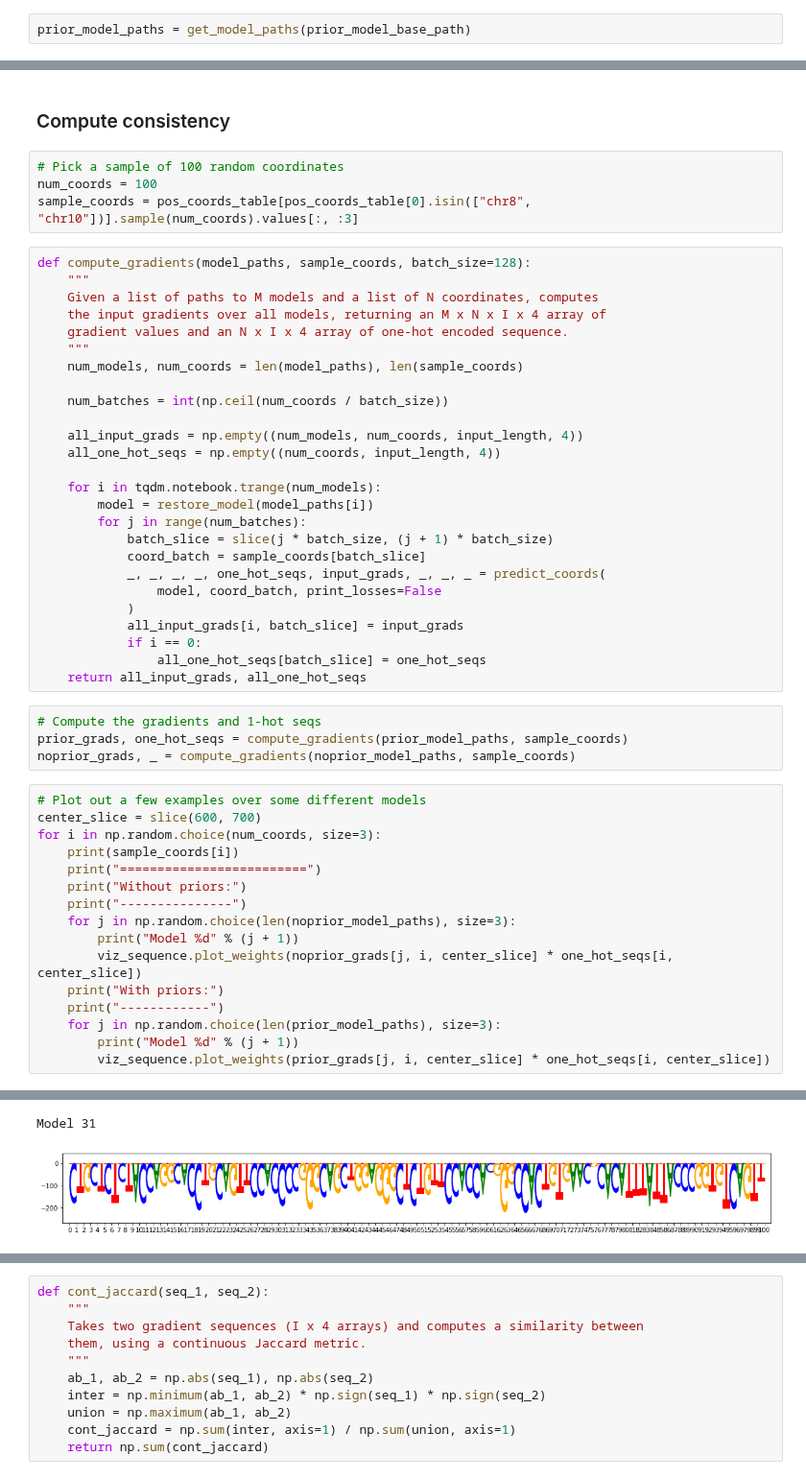
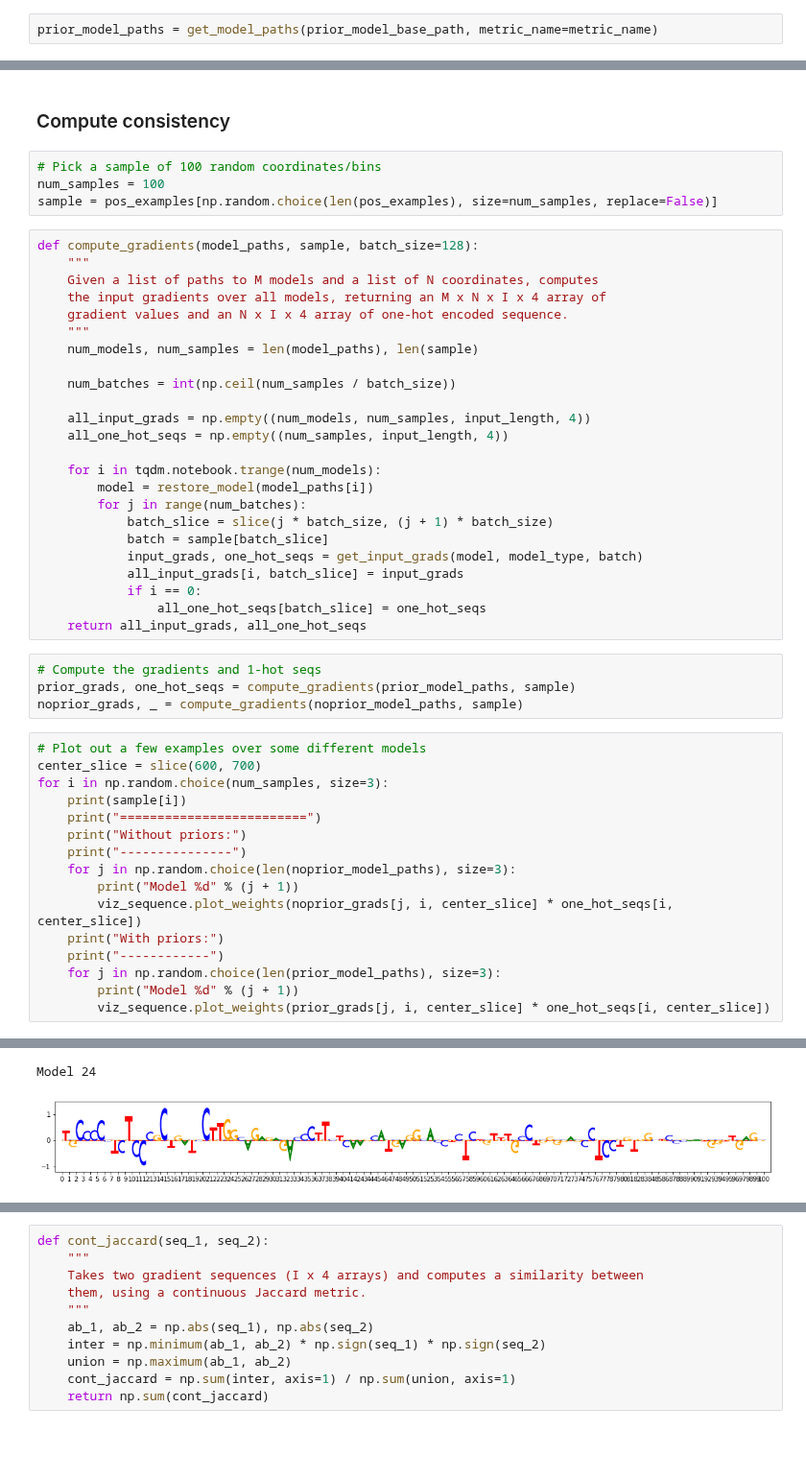
Before and after one commit to amtseng/fourier_attribution_priors, a Jupyter notebook: notebooks/model_gradient_consistency.ipynb, the cells around one changed output, grey strips where cells are left out. Shown at 96% size. Drawn from its saved outputs; the diff is of its cells as text; blank space fills up the shorter version.

```diff
--- a/notebooks/model_gradient_consistency.ipynb
+++ b/notebooks/model_gradient_consistency.ipynb
@@ -123,3 +120,3 @@ noprior_model_paths = get_model_paths(noprior_model_base_path)
 # %%
-prior_model_paths = get_model_paths(prior_model_base_path)
+prior_model_paths = get_model_paths(prior_model_base_path, metric_name=metric_name)
 # %% [output]
@@ -236,44 +223,42 @@ def predict_coords(
 # %% [markdown]
 ### Compute consistency
 # %%
-# Pick a sample of 100 random coordinates
-num_coords = 100
-sample_coords = pos_coords_table[pos_coords_table[0].isin(["chr8", "chr10"])].sample(num_coords).values[:, :3]
+# Pick a sample of 100 random coordinates/bins
+num_samples = 100
+sample = pos_examples[np.random.choice(len(pos_examples), size=num_samples, replace=False)]
 # %%
-def compute_gradients(model_paths, sample_coords, batch_size=128):
+def compute_gradients(model_paths, sample, batch_size=128):
     """
     Given a list of paths to M models and a list of N coordinates, computes
     the input gradients over all models, returning an M x N x I x 4 array of
     gradient values and an N x I x 4 array of one-hot encoded sequence.
     """
-    num_models, num_coords = len(model_paths), len(sample_coords)
+    num_models, num_samples = len(model_paths), len(sample)
 
-    num_batches = int(np.ceil(num_coords / batch_size))
+    num_batches = int(np.ceil(num_samples / batch_size))
 
-    all_input_grads = np.empty((num_models, num_coords, input_length, 4))
-    all_one_hot_seqs = np.empty((num_coords, input_length, 4))
+    all_input_grads = np.empty((num_models, num_samples, input_length, 4))
+    all_one_hot_seqs = np.empty((num_samples, input_length, 4))
 
     for i in tqdm.notebook.trange(num_models):
         model = restore_model(model_paths[i])
         for j in range(num_batches):
             batch_slice = slice(j * batch_size, (j + 1) * batch_size)
-            coord_batch = sample_coords[batch_slice]
-            _, _, _, _, one_hot_seqs, input_grads, _, _, _ = predict_coords(
-                model, coord_batch, print_losses=False
-            )
+            batch = sample[batch_slice]
+            input_grads, one_hot_seqs = get_input_grads(model, model_type, batch)
             all_input_grads[i, batch_slice] = input_grads
             if i == 0:
                 all_one_hot_seqs[batch_slice] = one_hot_seqs
     return all_input_grads, all_one_hot_seqs
 # %%
 # Compute the gradients and 1-hot seqs
-prior_grads, one_hot_seqs = compute_gradients(prior_model_paths, sample_coords)
-noprior_grads, _ = compute_gradients(noprior_model_paths, sample_coords)
+prior_grads, one_hot_seqs = compute_gradients(prior_model_paths, sample)
+noprior_grads, _ = compute_gradients(noprior_model_paths, sample)
 # %%
 # Plot out a few examples over some different models
 center_slice = slice(600, 700)
-for i in np.random.choice(num_coords, size=3):
-    print(sample_coords[i])
+for i in np.random.choice(num_samples, size=3):
+    print(sample[i])
     print("=========================")
     print("Without priors:")
     print("---------------")
@@ -295,2 +280,2 @@ Model 36
-Model 31
+Model 24
-[figure, old version]
+[figure, new version]
```
Also changed, not shown: parts of 17 cells of this notebook, 8 other files.
